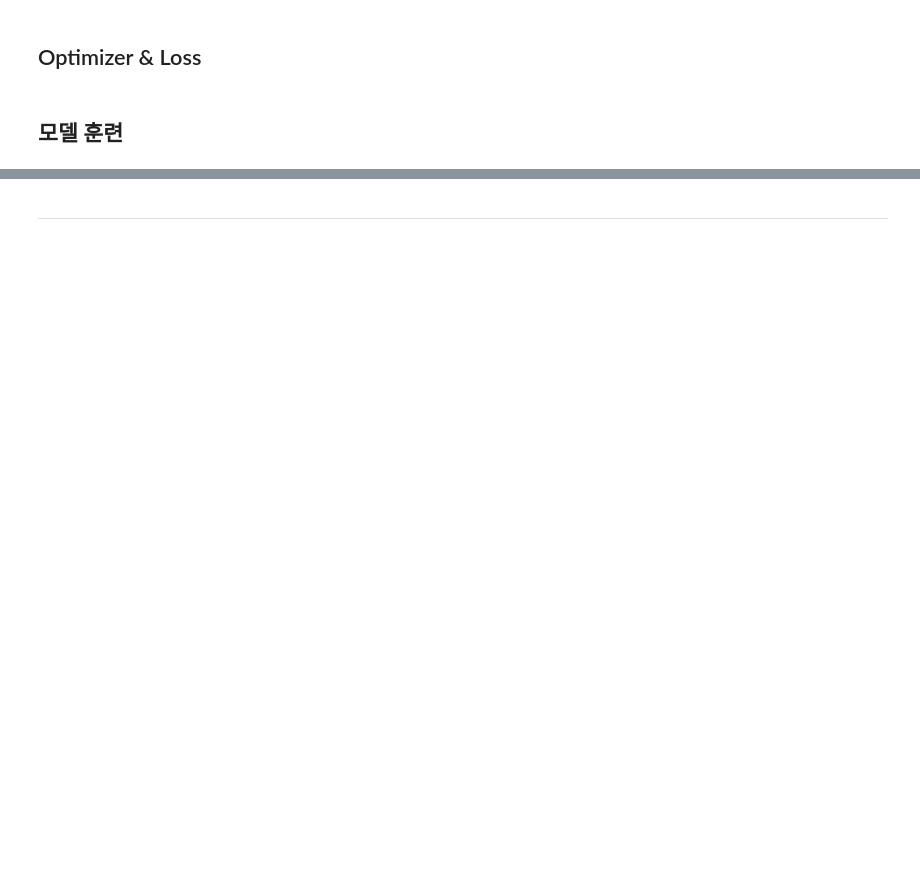
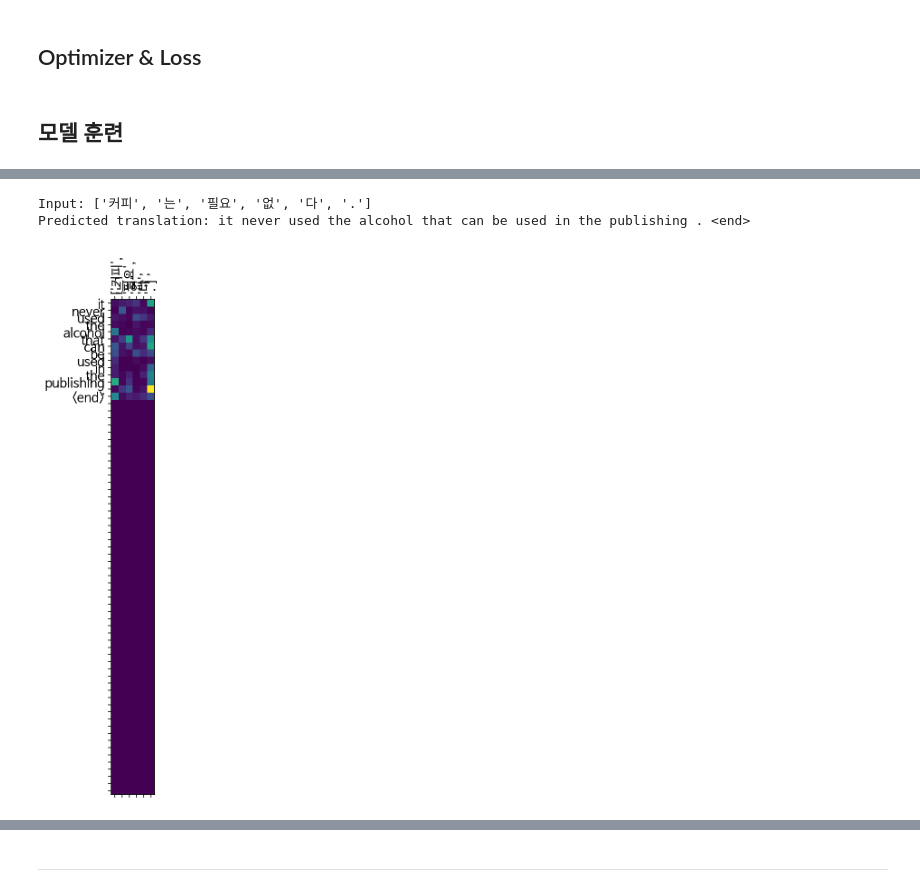
Before and after one commit to fbrlvy87/GoingDeeper, a Jupyter notebook: 08_GoingDeeper(NLP)_Project_Seq2seq.ipynb, the cells around one changed output, grey strips where cells are left out. Drawn from its saved outputs; the diff is of its cells as text; code cells hidden in the pictures; blank space fills up the shorter version.

```diff
--- a/08_GoingDeeper(NLP)_Project_Seq2seq.ipynb
+++ b/08_GoingDeeper(NLP)_Project_Seq2seq.ipynb
@@ -454,0 +447,6 @@ InvalidArgumentError: 2 root error(s) found.
+# %%
+translate("커피는 필요 없다.", encoder, decoder)
+# %% [output]
+Input: ['커피', '는', '필요', '없', '다', '.']
+Predicted translation: it never used the alcohol that can be used in the publishing . <end>
+[figure, added]
```
Also changed, not shown: parts of 24 cells of this notebook.
